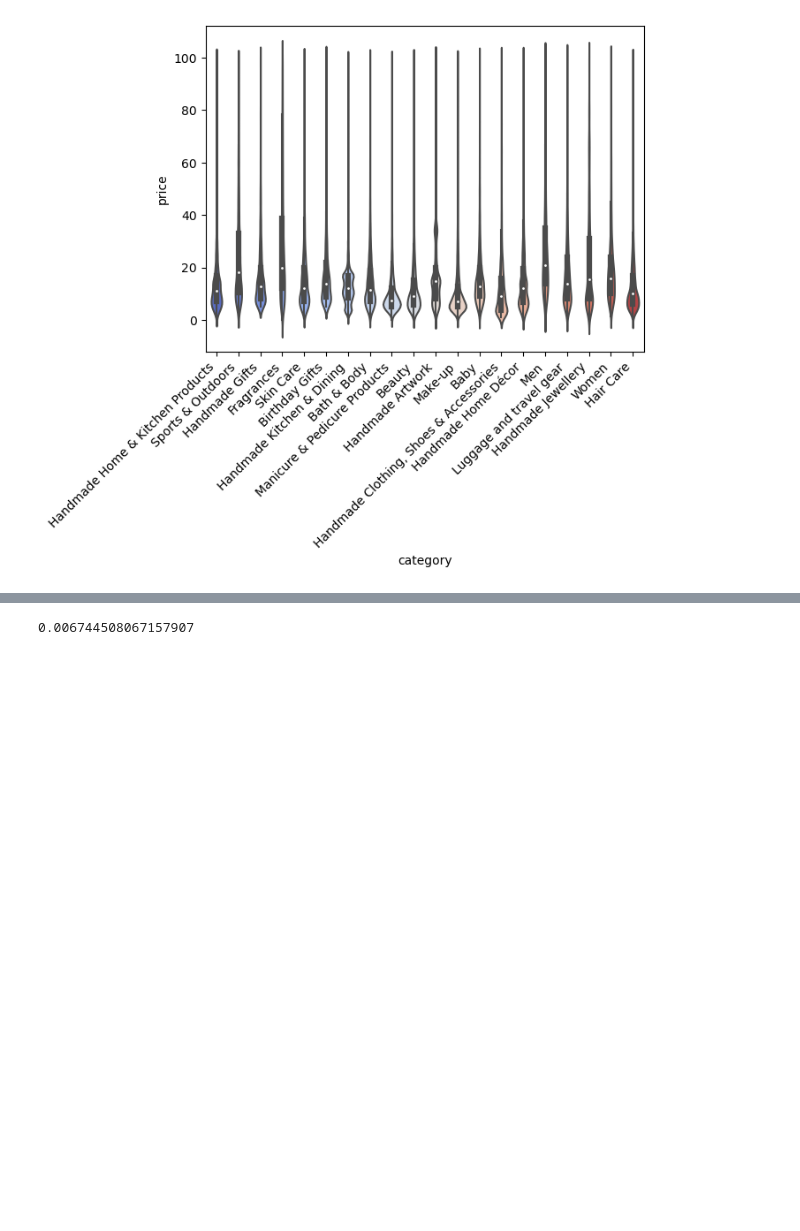
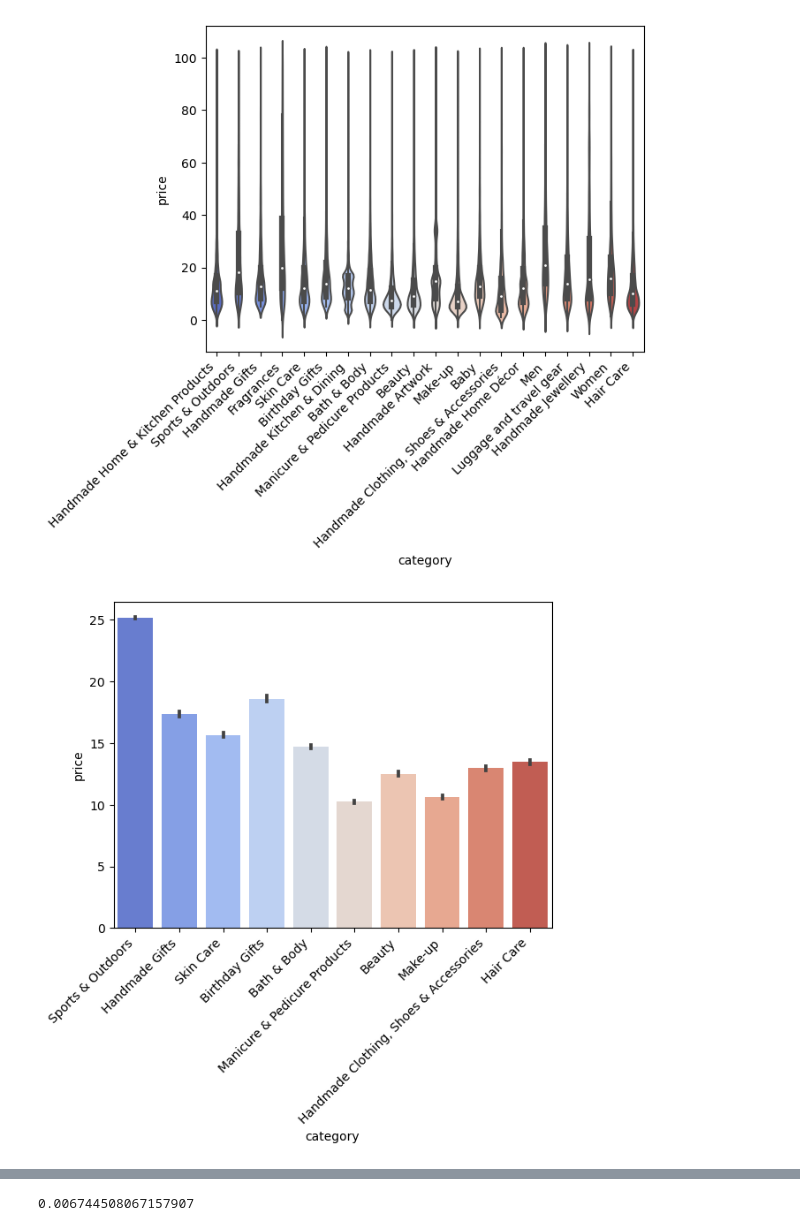
Before and after one commit to data-bootcamp-v4/lab-eda-bivariate, a Jupyter notebook: lab-eda-bivariate.ipynb, the cells around one changed output, grey strips where cells are left out. Drawn from its saved outputs; the diff is of its cells as text; code cells hidden in the pictures; blank space fills up the shorter version.

```diff
--- a/lab-eda-bivariate.ipynb
+++ b/lab-eda-bivariate.ipynb
@@ -90,18 +92,20 @@ plt.show()
 # %%
 category_counts = filtered_df['category'].value_counts()
 
 # Select the top 10 categories
 top_10_categories = category_counts.head(10).index
 
 # Filter the DataFrame to include only the top 10 categories
 filtered_df_top_10 = filtered_df[filtered_df['category'].isin(top_10_categories)]
 # Plotting a bar plot to visualize the average 'price' for each 'category' category, using the "coolwarm" color palette
 sns.barplot(data=filtered_df_top_10, x='category', y='price', palette="coolwarm")
 plt.xticks(rotation=45, ha='right')
 
 # Show the plot
 plt.show()
-the highest average price is commanded by Sports & Outdoors
+# the highest average price is commanded by Sports & Outdoors
+# %% [output]
+[figure, added]
 # %%
 filtered_df_top_10 = filtered_df_top_10[filtered_df_top_10['stars'] > 0]
 # Plotting a box plot to visualize the spread and outliers of 'SalePrice' for each 'MSZoning' category, using the "coolwarm" color palette
```
Also changed, not shown: parts of 9 cells of this notebook.
